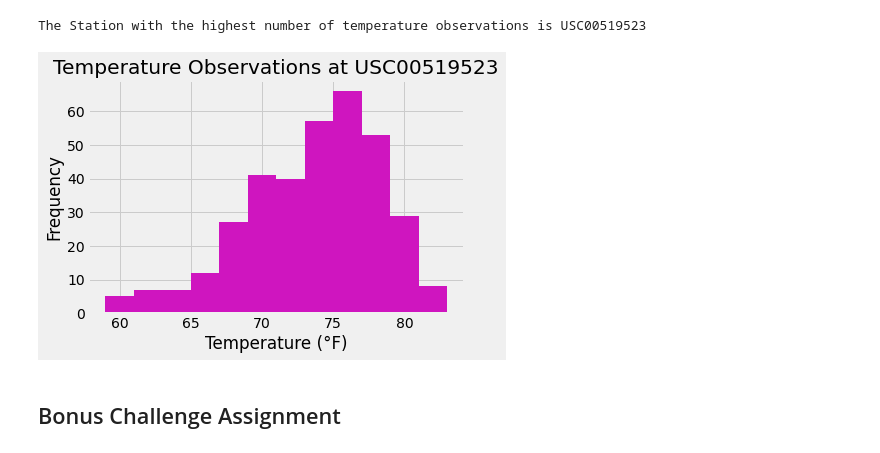
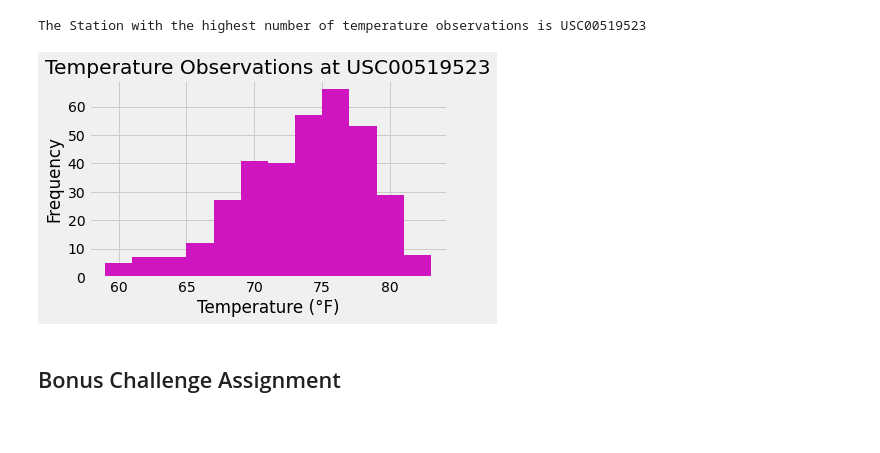
Before and after one commit to skumble27/sqlalchemy-challenge, a Jupyter notebook: climate_starter.ipynb, the cells around one changed output. Saved outputs shown, nothing was run; the diff lists cells and outputs as text; code cells hidden in the pictures.

```diff
--- a/climate_starter.ipynb
+++ b/climate_starter.ipynb
@@ -256,13 +257,14 @@ temperature_top_obs = list(np.ravel(station_top_obs))
 # %%
 # Plotting the Temperatures as a Histogram
 plt.hist(temperature_top_obs, bins=12, color='#cf15bf')
 plt.title(f'Temperature Observations at {max(active_station_count)[0]}')
 plt.ylabel(f'Frequency')
 plt.xlabel(f'Temperature (°F)')
-plt.savefig(f'Images/temperature_at_{max(active_station_count)[0]}.png')
+plt.tight_layout()
+plt.savefig(f'Images/temperature_at_{max(active_station_count)[0]}.png', bbox_inches='tight')
 plt.show()
 # %% [output]
-[figure, old version]
+[figure, new version]
 # %% [markdown]
 ## Bonus Challenge Assignment
 # %%
```
Also changed, not shown: parts of 3 cells of this notebook, 4 other files.
